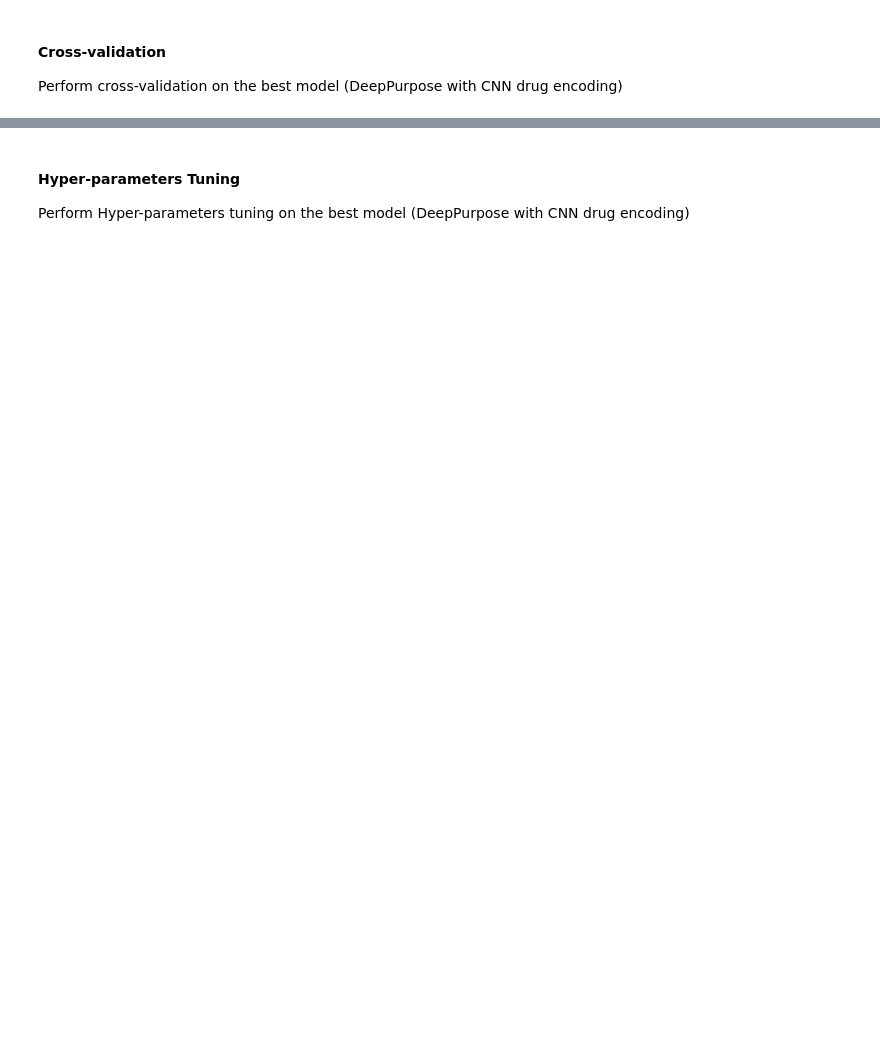
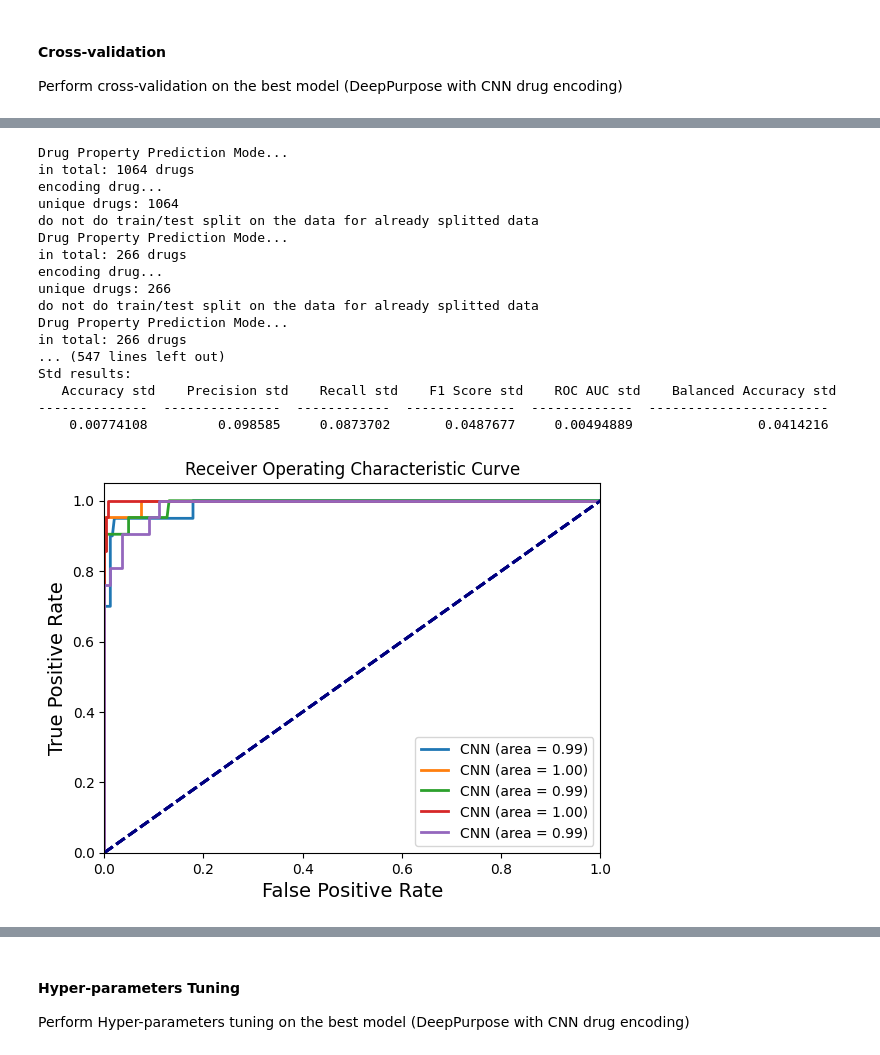
Before and after one commit to FabioLddo/toxicity_prediction, a Jupyter notebook: toxicity_prediction_project-Bulloni_Ippolito_Loddo-D3A.ipynb, the cells around one changed output, grey strips where cells are left out. Saved outputs shown, nothing was run; the diff lists cells and outputs as text; code cells hidden in the pictures; blank space fills up the shorter version.

```diff
--- a/toxicity_prediction_project-Bulloni_Ippolito_Loddo-D3A.ipynb
+++ b/toxicity_prediction_project-Bulloni_Ippolito_Loddo-D3A.ipynb
@@ -1062,42 +1100,3 @@ y_valid = valid_data[CLINTOX_TARGET]
 # Merge X_train and X_valid to use them in the cross-validation
 X = pd.concat([X_train, X_valid], axis=0).reset_index(drop=True)
 y = pd.concat([y_train, y_valid], axis=0).reset_index(drop=True)
-# %%
-# Perform the cross-validation
-def cross_validation(X, y, kfold):
-    drug_encoding = 'CNN'
-    for train_indices, val_indices in kfold.split(X, y):
-        X_train, X_val = X[train_indices], X[val_indices]
-        y_train, y_val = y[train_indices], y[val_indices]
-
-        # Train model on X_train and y_train using DeepPurpose
-        # Here we give again the training set as validation as it is used just to check how the model is performing, but the actual performances are tested on the validation set, so it is just a work-around to use DeepPurpose
-        model = train_model_crossval(X_train, y_train, X_val, y_val, X_val, y_val, drug_encoding)
-
-        X_val = utils.data_process(X_drug=X_val, y=y_val, drug_encoding=drug_encoding, split_method='no_split', random_seed=SEED_VALUE)
-
-
-        # Make predictions on the validation set
-        y_pred = model.predict(X_val)
-
-        # Convert continuous targets to binary targets using a threshold of 0.5
-        y_pred_binary = (np.array(y_pred) > 0.5).astype(int)
-        y_val_binary = y_val
-
-        # Calculate evaluation metrics on binary targets
-        accuracy = accuracy_score(y_val_binary, y_pred_binary)
-        precision = precision_score(y_val_binary, y_pred_binary)
-        recall = recall_score(y_val_binary, y_pred_binary)
-        f1 = f1_score(y_val_binary, y_pred_binary)
-        roc_auc = roc_auc_score(y_val, y_pred)
-        balanced_accuracy = balanced_accuracy_score(y_val_binary, y_pred_binary)
-
-        # Append the metrics to the lists
-        accuracies.append(accuracy)
-        precisions.append(precision)
-        recalls.append(recall)
-        f1_scores.append(f1)
-        roc_aucs.append(roc_auc)
-        balanced_accuracies.append(balanced_accuracy)
-
-    return accuracies, precisions, recalls, f1_scores, roc_aucs, balanced_accuracies
@@ -1133,0 +1103,24 @@ Std results:
+# %%
+# Compute mean and std of each metric and print them
+accuracies, precisions, recalls, f1_scores, roc_aucs, balanced_accuracies = cross_validation(X, y, kfold)
+
+print_performances(accuracies, precisions, recalls, f1_scores, roc_aucs, balanced_accuracies)
+# %% [output]
+Drug Property Prediction Mode...
+in total: 1064 drugs
+encoding drug...
+unique drugs: 1064
+do not do train/test split on the data for already splitted data
+Drug Property Prediction Mode...
+in total: 266 drugs
+encoding drug...
+unique drugs: 266
+do not do train/test split on the data for already splitted data
+Drug Property Prediction Mode...
+in total: 266 drugs
+... (547 lines left out)
+Std results:
+   Accuracy std    Precision std    Recall std    F1 Score std    ROC AUC std    Balanced Accuracy std
+--------------  ---------------  ------------  --------------  -------------  -----------------------
+    0.00774108         0.098585     0.0873702       0.0487677     0.00494889                0.0414216
+[figure, added]
```
Also changed, not shown: parts of 59 cells of this notebook, 8 other files.
